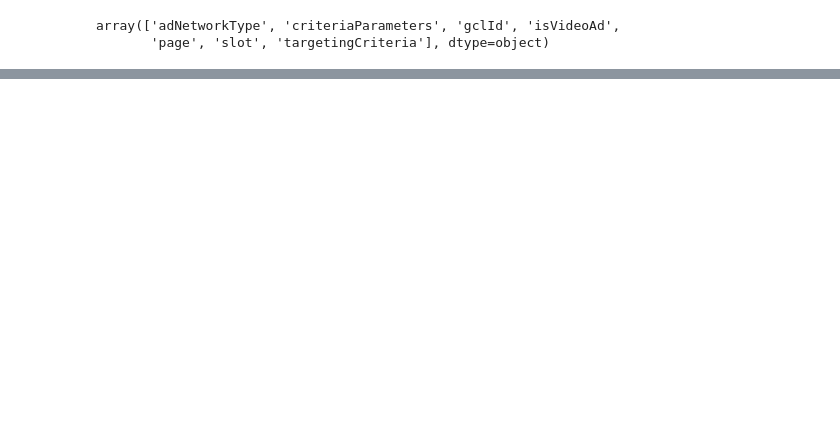
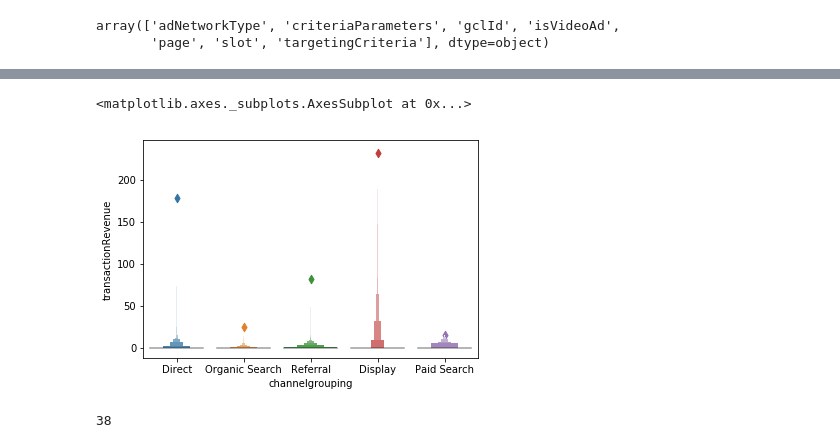
Before and after one commit to romandtse07/google_analytics_kaggle, a Jupyter notebook: SQL.ipynb, the cells around one changed output, grey strips where cells are left out. Cells and saved outputs as stored; diff of their text form; code cells hidden in the pictures; blank space fills up the shorter version.

```diff
--- a/SQL.ipynb
+++ b/SQL.ipynb
@@ -676,0 +682,2 @@ dictUnravel(top_spender)
+# %%
+freq_spender = visitFix(freq_spender)
@@ -676,0 +686,2 @@ dictUnravel(top_spender)
+# %%
+freq_spender = moneyFix(freq_spender)
@@ -676,0 +727,9 @@ dictUnravel(top_spender)
+# %%
+sns.boxenplot('channelgrouping', 'transactionRevenue', data=freq_spender, order=top_spender.channelgrouping.unique())
+# %% [output]
+<matplotlib.axes._subplots.AxesSubplot at 0x...>
+[figure, added]
+# %%
+len(set(top_spender.fullvisitorid.unique()).intersection(set(freq_spender.fullvisitorid.unique())))
+# %% [output]
+38
```
Also changed, not shown: parts of 27 cells of this notebook, 1 other file.
